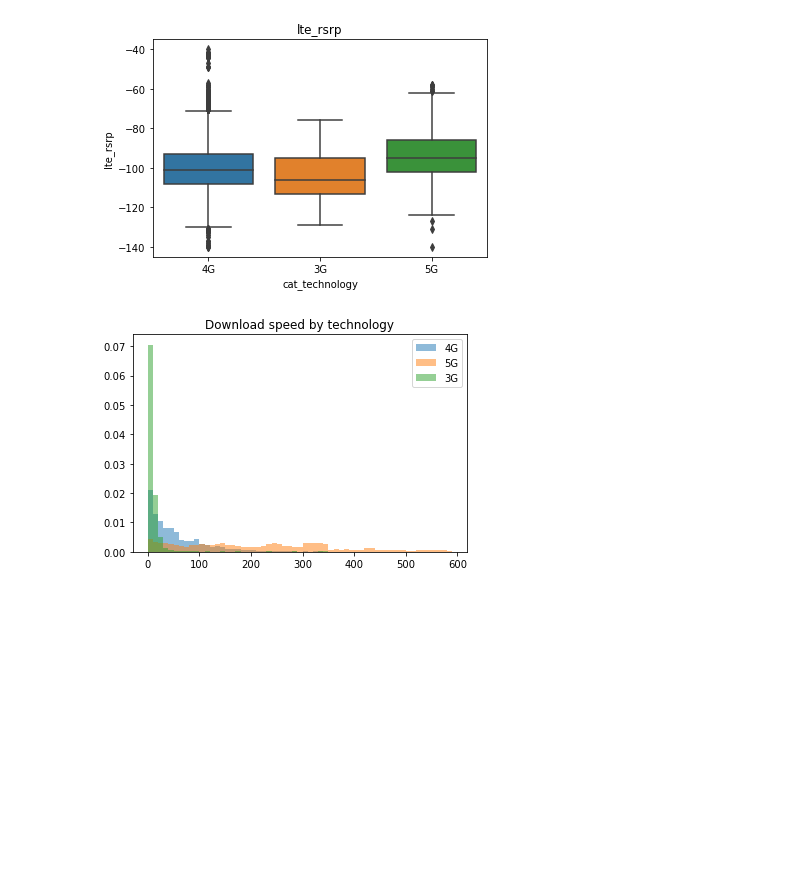
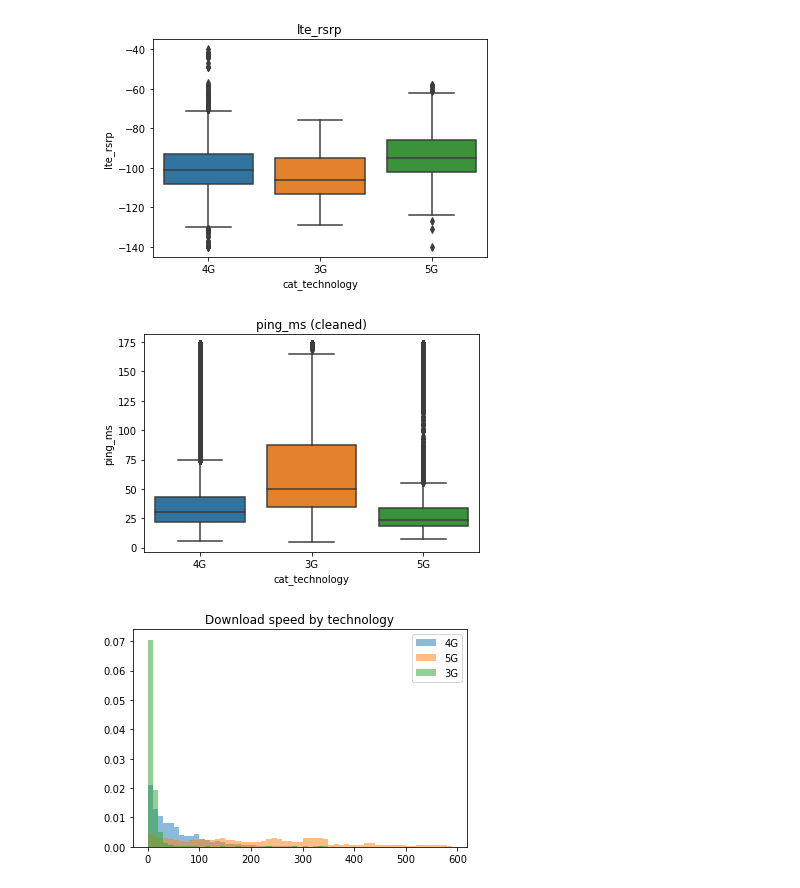
Before and after one commit to heckert/speedtest-classification, a Jupyter notebook: notebooks/01-explore.ipynb, the cells around one changed output. Drawn from its saved outputs; the diff is of its cells as text; code cells hidden in the pictures; blank space fills up the shorter version.

```diff
--- a/notebooks/01-explore.ipynb
+++ b/notebooks/01-explore.ipynb
@@ -129,6 +53,20 @@ for metric in ['download_kbit', 'upload_kbit', 'ping_ms', 'lte_rsrp']:
 [figure]
 [figure]
 [figure]
+# %%
+clean_uploads = pd.DataFrame(
+    OutlierRemover(upper_threshold_factor=2).fit_transform(df.loc[filter_, 'ping_ms']),
+    columns=['ping_ms'],
+    index=df[filter_].index
+)
+
+clean_uploads['cat_technology'] = df[filter_].cat_technology
+# %%
+sns.boxplot(x='cat_technology', y='ping_ms', data=clean_uploads)
+plt.title('ping_ms (cleaned)')
+plt.show()
+# %% [output]
+[figure, added]
 # %%
 plot_comparison_histogram(
     df[filter_].download_kbit/1e3,
```
Also changed, not shown: parts of 8 cells of this notebook, 3 other files.
